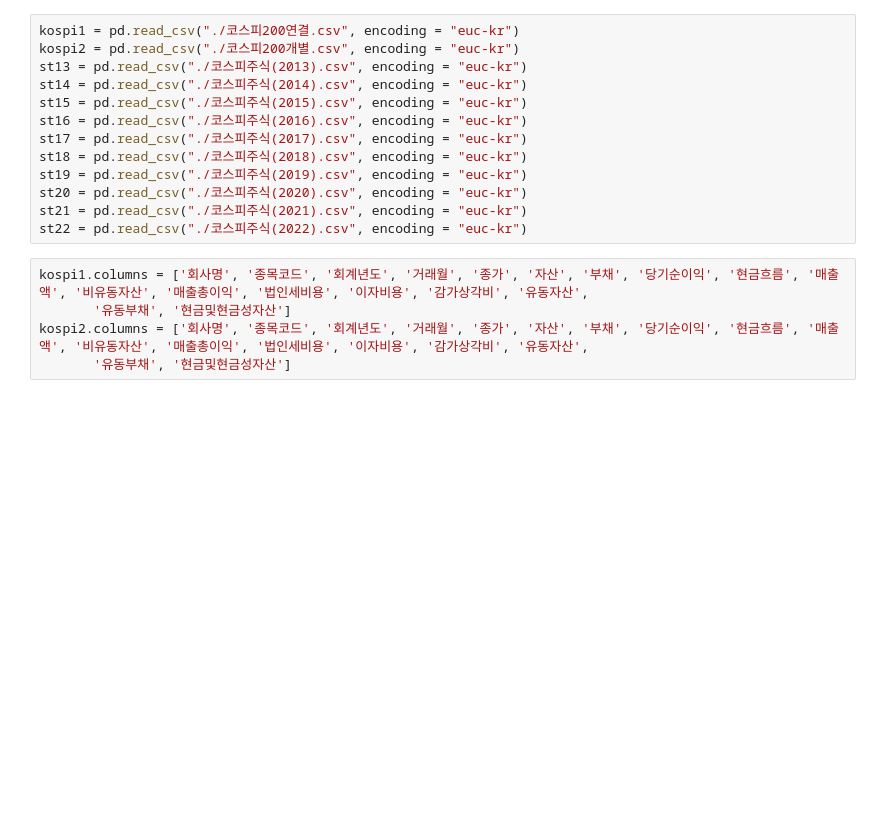
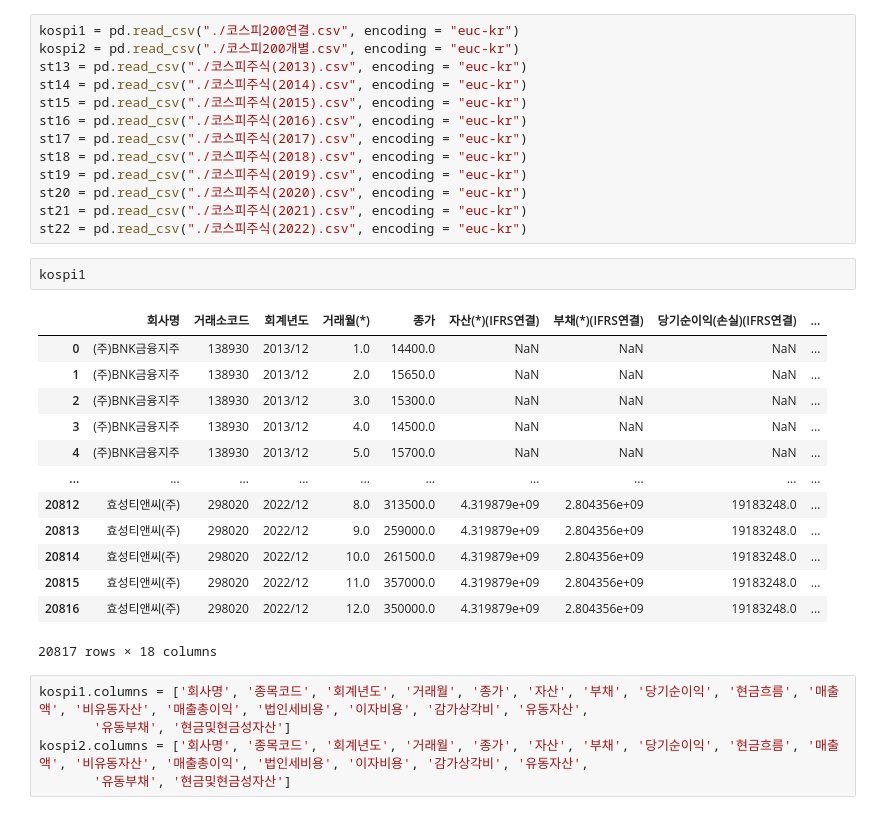
Before and after one commit to seohyungro/Python, a Jupyter notebook: 해커톤/해커톤.ipynb, the cells around one changed output. Drawn from its saved outputs; the diff is of its cells as text; blank space fills up the shorter version.

```diff
--- a/해커톤/해커톤.ipynb
+++ b/해커톤/해커톤.ipynb
@@ -16,6 +16,22 @@ st19 = pd.read_csv("./코스피주식(2019).csv", encoding = "
 st20 = pd.read_csv("./코스피주식(2020).csv", encoding = "euc-kr")
 st21 = pd.read_csv("./코스피주식(2021).csv", encoding = "euc-kr")
 st22 = pd.read_csv("./코스피주식(2022).csv", encoding = "euc-kr")
+# %%
+kospi1
+# %% [output]
+|  | 회사명 | 거래소코드 | 회계년도 | 거래월(*) | 종가 | 자산(*)(IFRS연결) | 부채(*)(IFRS연결) | 당기순이익(손실)(IFRS연결) | ... |
+| 0 | (주)BNK금융지주 | 138930 | 2013/12 | 1.0 | 14400.0 | NaN | NaN | NaN | ... |
+| 1 | (주)BNK금융지주 | 138930 | 2013/12 | 2.0 | 15650.0 | NaN | NaN | NaN | ... |
+| 2 | (주)BNK금융지주 | 138930 | 2013/12 | 3.0 | 15300.0 | NaN | NaN | NaN | ... |
+| 3 | (주)BNK금융지주 | 138930 | 2013/12 | 4.0 | 14500.0 | NaN | NaN | NaN | ... |
+| 4 | (주)BNK금융지주 | 138930 | 2013/12 | 5.0 | 15700.0 | NaN | NaN | NaN | ... |
+| ... | ... | ... | ... | ... | ... | ... | ... | ... | ... |
+| 20812 | 효성티앤씨(주) | 298020 | 2022/12 | 8.0 | 313500.0 | 4.319879e+09 | 2.804356e+09 | 19183248.0 | ... |
+| 20813 | 효성티앤씨(주) | 298020 | 2022/12 | 9.0 | 259000.0 | 4.319879e+09 | 2.804356e+09 | 19183248.0 | ... |
+| 20814 | 효성티앤씨(주) | 298020 | 2022/12 | 10.0 | 261500.0 | 4.319879e+09 | 2.804356e+09 | 19183248.0 | ... |
+| 20815 | 효성티앤씨(주) | 298020 | 2022/12 | 11.0 | 357000.0 | 4.319879e+09 | 2.804356e+09 | 19183248.0 | ... |
+| 20816 | 효성티앤씨(주) | 298020 | 2022/12 | 12.0 | 350000.0 | 4.319879e+09 | 2.804356e+09 | 19183248.0 | ... |
+20817 rows × 18 columns
 # %%
 kospi1.columns = ['회사명', '종목코드', '회계년도', '거래월', '종가', '자산', '부채', '당기순이익', '현금흐름', '매출액', '비유동자산', '매출총이익', '법인세비용', '이자비용', '감가상각비', '유동자산',
        '유동부채', '현금및현금성자산']
```
Also changed, not shown: parts of 1 cell of this notebook, 9 other files.
